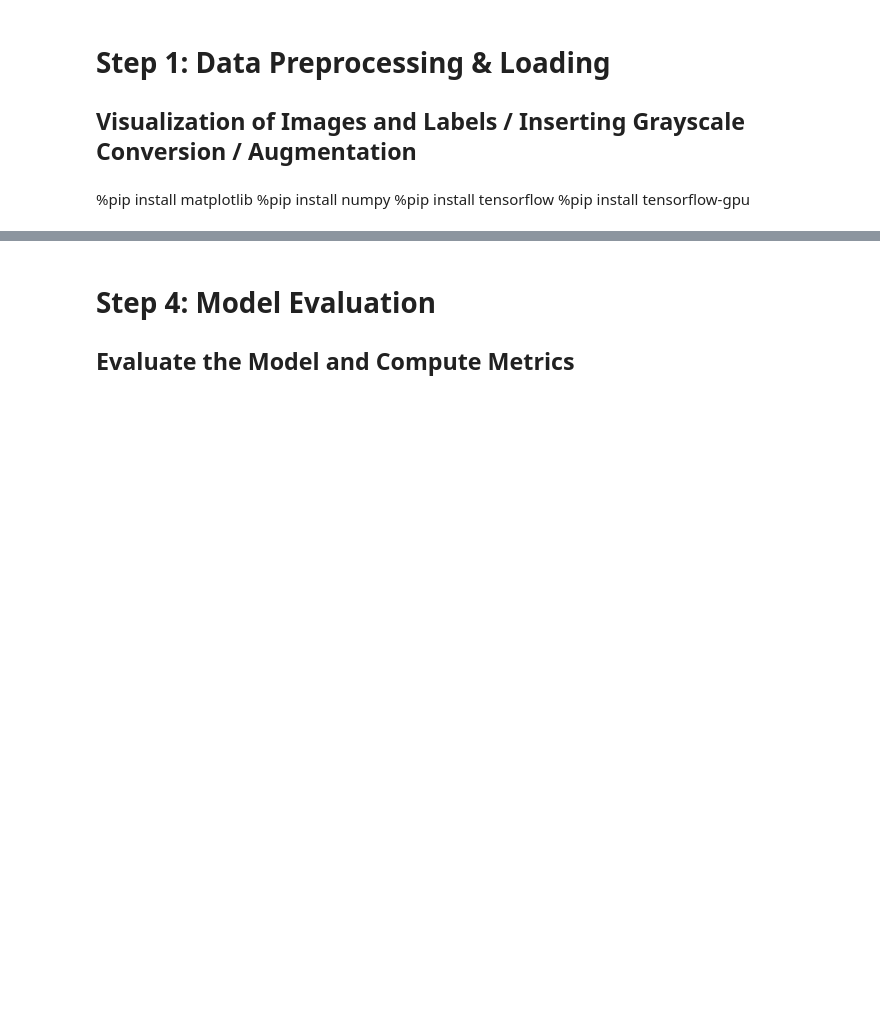
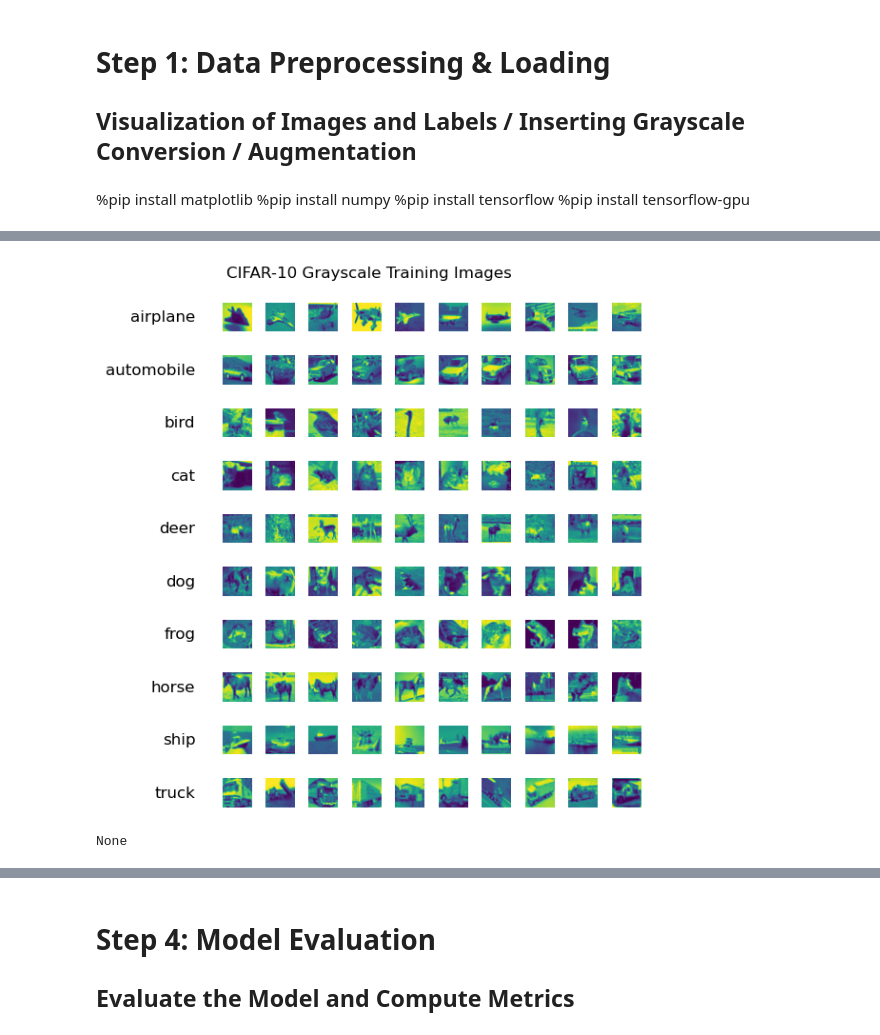
Before and after one commit to ironhack-labs/project-1-deep-learning-image-classification-with-cnn, a Jupyter notebook: Project-1_G5_Submission.ipynb, the cells around one changed output, grey strips where cells are left out. Drawn from its saved outputs; the diff is of its cells as text; code cells hidden in the pictures; blank space fills up the shorter version.

```diff
--- a/Project-1_G5_Submission.ipynb
+++ b/Project-1_G5_Submission.ipynb
@@ -87,3 +99,10 @@ layers.RandomRotation(0.2),
+# %%
+# Visualize grayscale images from the CIFAR-10 training set
+visualize_gray_images = visualize_images_with_labels(gray_x_train, y_train, classes, images_per_class=10, title="CIFAR-10 Grayscale Training Images")
+print(visualize_gray_images)
+# %% [output]
+[figure, added]
+None
 # %%
 # Normalize the images to the range [0, 1]
 x_train_normalized = gray_x_train.astype('float32') / 255.0
```
Also changed, not shown: parts of 16 cells of this notebook, 1 other file.
